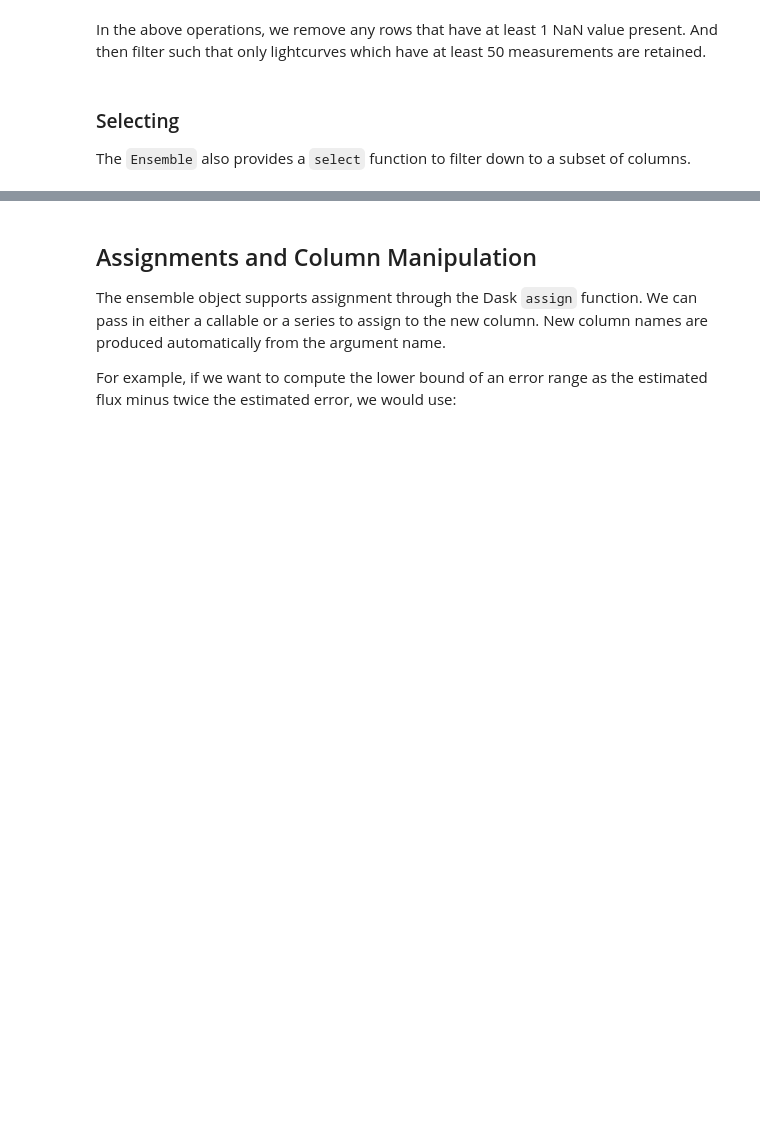
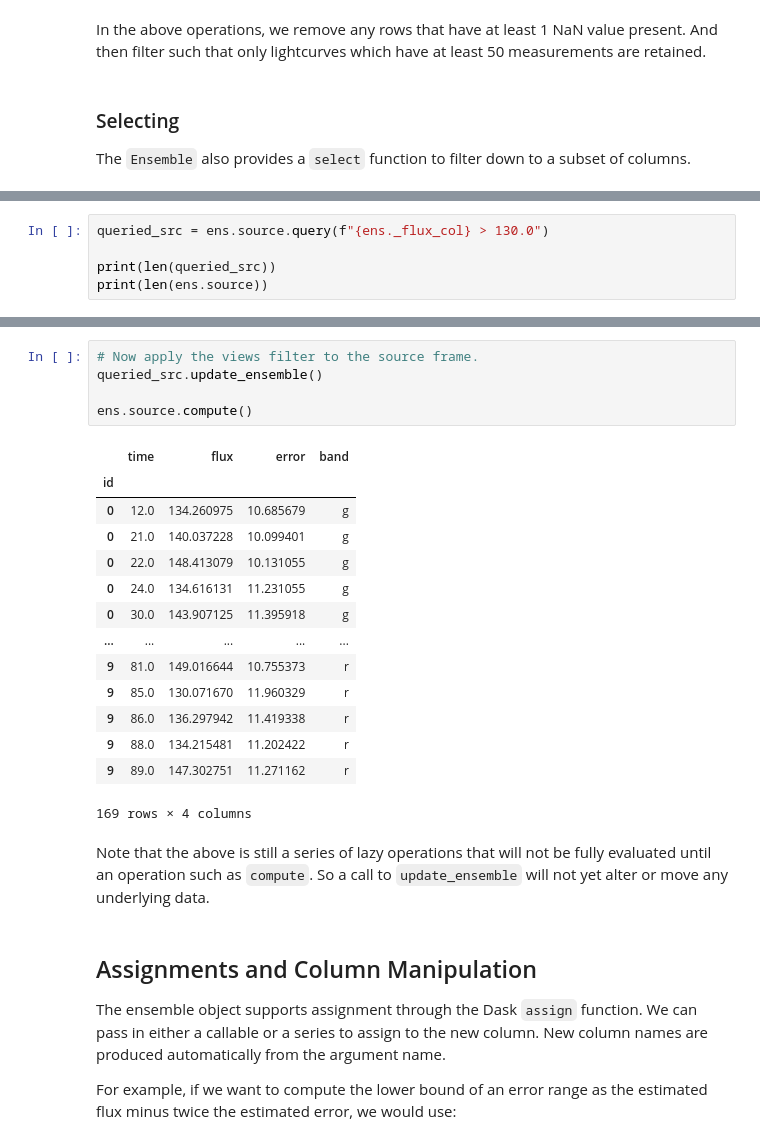
Before and after one commit to lincc-frameworks/tape, a Jupyter notebook: docs/tutorials/working_with_the_ensemble.ipynb, the cells around one changed output, grey strips where cells are left out. Cells and saved outputs as stored; diff of their text form; blank space fills up the shorter version.

```diff
--- a/docs/tutorials/working_with_the_ensemble.ipynb
+++ b/docs/tutorials/working_with_the_ensemble.ipynb
@@ -180,0 +313,5 @@ ens.compute("source")
+# %%
+queried_src = ens.source.query(f"{ens._flux_col} > 130.0")
+
+print(len(queried_src))
+print(len(ens.source))
@@ -181,3 +329,25 @@ ens.compute("source")
+# %%
+# Now apply the views filter to the source frame.
+queried_src.update_ensemble()
+
+ens.source.compute()
+# %% [output]
+|  | time | flux | error | band |
+| id |  |  |  |  |
+| 0 | 12.0 | 134.260975 | 10.685679 | g |
+| 0 | 21.0 | 140.037228 | 10.099401 | g |
+| 0 | 22.0 | 148.413079 | 10.131055 | g |
+| 0 | 24.0 | 134.616131 | 11.231055 | g |
+| 0 | 30.0 | 143.907125 | 11.395918 | g |
+| ... | ... | ... | ... | ... |
+| 9 | 81.0 | 149.016644 | 10.755373 | r |
+| 9 | 85.0 | 130.071670 | 11.960329 | r |
+| 9 | 86.0 | 136.297942 | 11.419338 | r |
+| 9 | 88.0 | 134.215481 | 11.202422 | r |
+| 9 | 89.0 | 147.302751 | 11.271162 | r |
+169 rows × 4 columns
+# %% [markdown]
+Note that the above is still a series of lazy operations that will not be fully evaluated until an operation such as `compute`. So a call to `update_ensemble` will not yet alter or move any underlying data.
 # %% [markdown]
 ## Assignments and Column Manipulation
 
```
Also changed, not shown: parts of 31 cells of this notebook.
